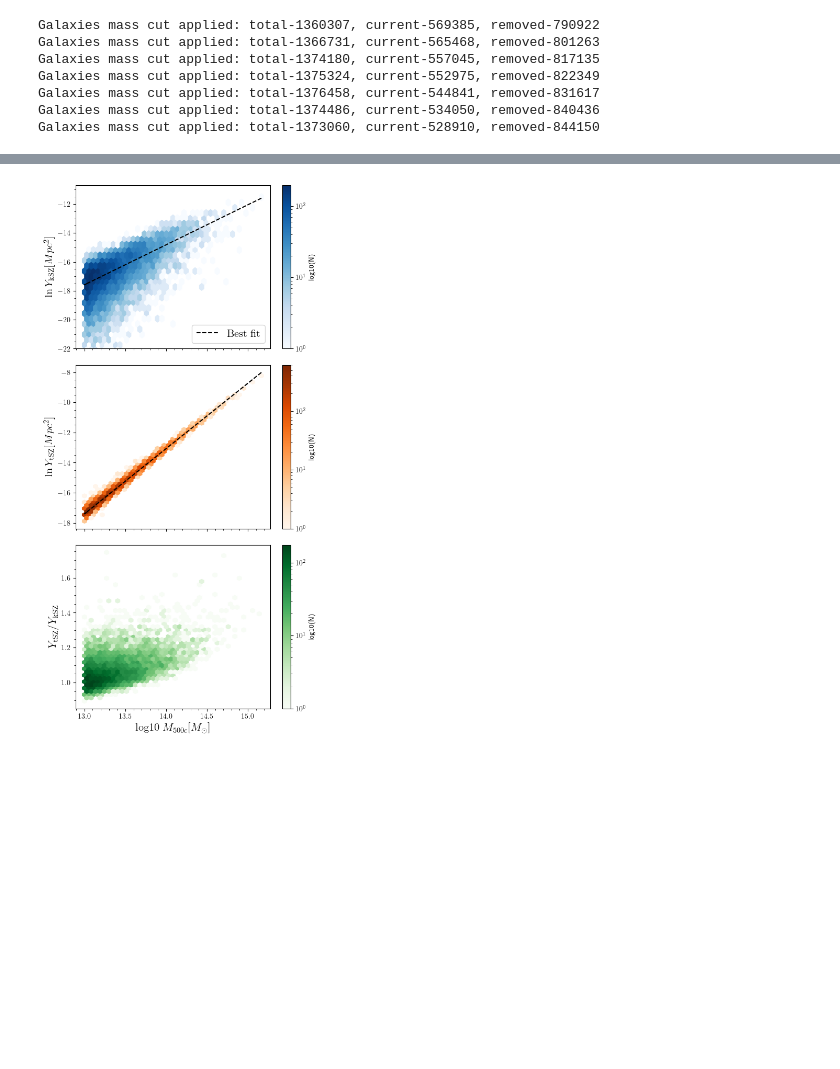
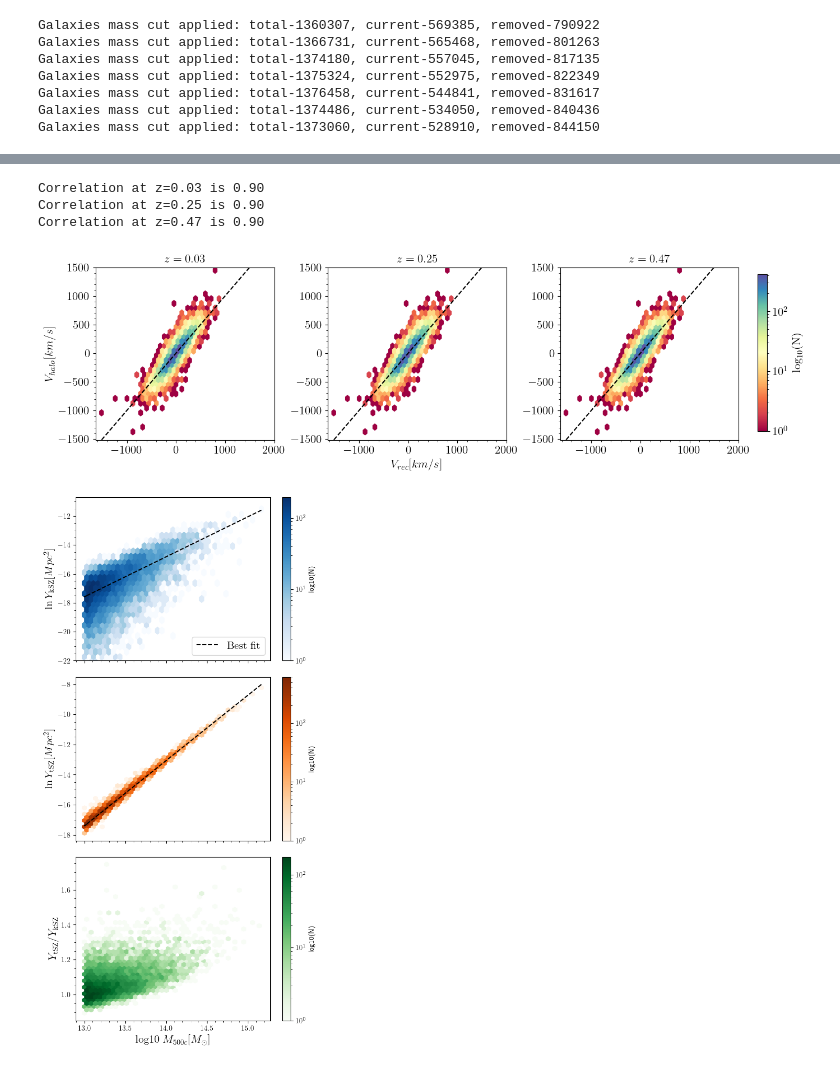
Before and after one commit to antolonappan/kSZscaler, a Jupyter notebook: Notebooks/analysis.ipynb, the cells around one changed output, grey strips where cells are left out. Drawn from its saved outputs; the diff is of its cells as text; code cells hidden in the pictures; blank space fills up the shorter version.

```diff
--- a/Notebooks/analysis.ipynb
+++ b/Notebooks/analysis.ipynb
@@ -49,3 +60,10 @@ Correlation at z=0.47 is 0.90
+# %%
+V_losVSrec(Dfs_with_err[_snaps[0]], Dfs_with_err[_snaps[1]], Dfs_with_err[_snaps[2]], _zs,v_comp='z')
+# %% [output]
+Correlation at z=0.03 is 0.90
+Correlation at z=0.25 is 0.90
+Correlation at z=0.47 is 0.90
+[figure, added]
 # %%
 Yksz_Ytsz(Dfs[Snaps[0]])
 # %% [output]
```
Also changed, not shown: parts of 5 cells of this notebook, 1 other file.
